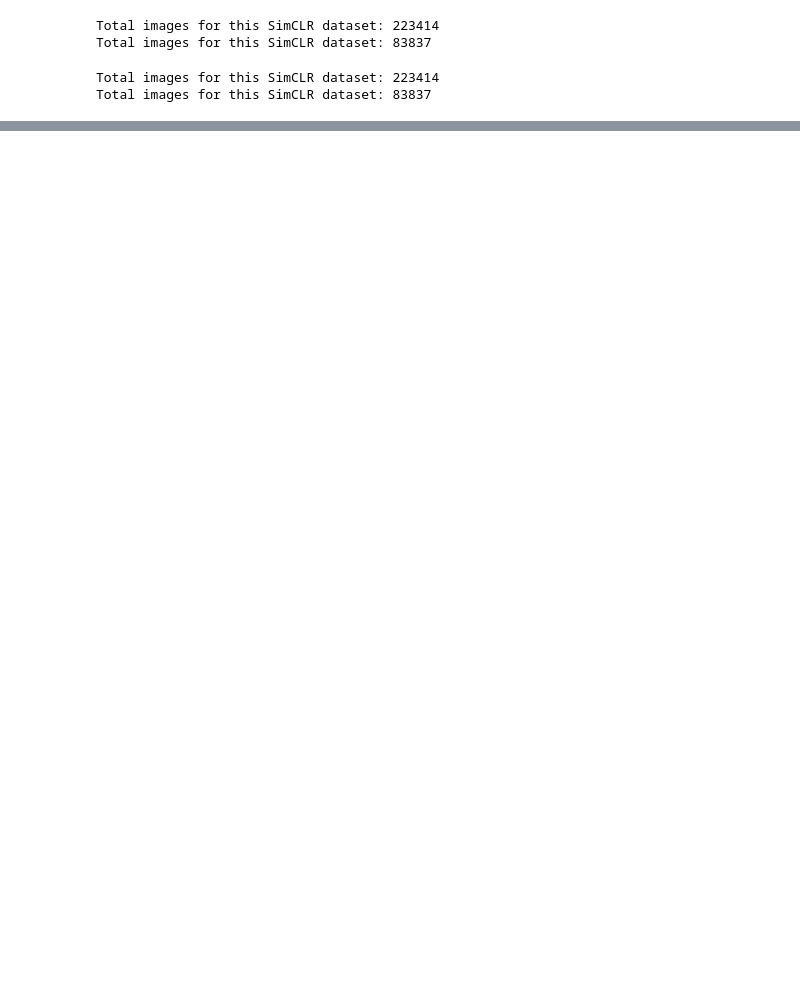
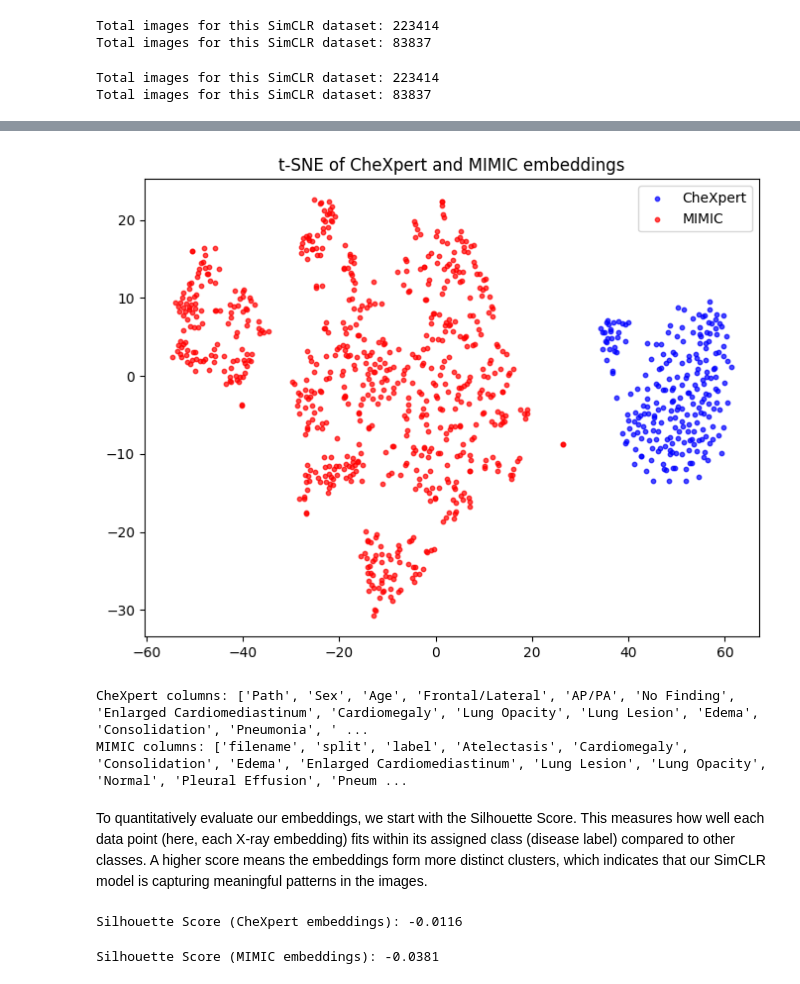
Before and after one commit to ccorbett0116/Fall2025ResearchProject, a Jupyter notebook: Research_Project.ipynb, the cells around one changed output, grey strips where cells are left out. Cells and saved outputs as stored; diff of their text form; code cells hidden in the pictures; blank space fills up the shorter version.

Commit message:
adding some evaluation metrics

```diff
--- a/Research_Project.ipynb
+++ b/Research_Project.ipynb
@@ -534,0 +503,7 @@ LOCAL_RANK: 0 - CUDA_VISIBLE_DEVICES: [0]
+# %%
+# Load trained SimCLR models
+simclr_chexpert = SimCLR.load_from_checkpoint("./checkpoints/simclr_chexpert/last.ckpt")
+simclr_mimic = SimCLR.load_from_checkpoint("./checkpoints/simclr_mimic/last.ckpt")
+
+simclr_chexpert.eval().cuda()
+simclr_mimic.eval().cuda()
@@ -534,0 +609,30 @@ LOCAL_RANK: 0 - CUDA_VISIBLE_DEVICES: [0]
+# %%
+from sklearn.manifold import TSNE
+import matplotlib.pyplot as plt
+import numpy as np
+
+# Combine embeddings
+all_emb = torch.cat([emb_chexpert, emb_mimic], dim=0).cpu().numpy()
+
+# Create labels for coloring: 0 = CheXpert, 1 = MIMIC
+labels = np.array([0]*emb_chexpert.shape[0] + [1]*emb_mimic.shape[0])
+
+# Run t-SNE
+tsne = TSNE(n_components=2, random_state=42)
+emb_2d = tsne.fit_transform(all_emb)
+
+# Plot
+plt.figure(figsize=(8, 6))
+plt.scatter(emb_2d[labels==0, 0], emb_2d[labels==0, 1], s=10, alpha=0.7, label="CheXpert", color="blue")
+plt.scatter(emb_2d[labels==1, 0], emb_2d[labels==1, 1], s=10, alpha=0.7, label="MIMIC", color="red")
+plt.title("t-SNE of CheXpert and MIMIC embeddings")
+plt.legend()
+plt.show()
+# %% [output]
+[figure, added]
+# %%
+print("CheXpert columns:", df_valid_chexpert.columns)
+print("MIMIC columns:", df_valid_mimic.columns)
+# %% [output]
+CheXpert columns: ['Path', 'Sex', 'Age', 'Frontal/Lateral', 'AP/PA', 'No Finding', 'Enlarged Cardiomediastinum', 'Cardiomegaly', 'Lung Opacity', 'Lung Lesion', 'Edema', 'Consolidation', 'Pneumonia', ' ...
+MIMIC columns: ['filename', 'split', 'label', 'Atelectasis', 'Cardiomegaly', 'Consolidation', 'Edema', 'Enlarged Cardiomediastinum', 'Lung Lesion', 'Lung Opacity', 'Normal', 'Pleural Effusion', 'Pneum ...
@@ -534,0 +656,28 @@ LOCAL_RANK: 0 - CUDA_VISIBLE_DEVICES: [0]
+# %% [markdown]
+To quantitatively evaluate our embeddings, we start with the Silhouette Score. This measures how well each data point (here, each X-ray embedding) fits within its assigned class (disease label) compared to other classes. A higher score means the embeddings form more distinct clusters, which indicates that our SimCLR model is capturing meaningful patterns in the images.
+# %%
+from sklearn.metrics import silhouette_score
+import numpy as np
+
+# Only consider the disease labels as clusters (ignore 'No Finding' if desired)
+# Convert multi-label to single-label by taking argmax for simplicity
+chexpert_val_single_label = np.argmax(chexpert_val_labels, axis=1)
+
+# Compute silhouette score
+sil_score_chexpert = silhouette_score(emb_chexpert.numpy(), chexpert_val_single_label)
+print(f"Silhouette Score (CheXpert embeddings): {sil_score_chexpert:.4f}")
+# %% [output]
+Silhouette Score (CheXpert embeddings): -0.0116
+# %%
+from sklearn.metrics import silhouette_score
+import numpy as np
+
+# Only consider the disease labels as clusters (ignore 'No Finding' if desired)
+# Convert multi-label to single-label by taking argmax for simplicity
+MIMIC_val_single_label = np.argmax(mimic_val_labels, axis=1)
+
+# Compute silhouette score
+sil_score_MIMIC = silhouette_score(emb_mimic.numpy(), MIMIC_val_single_label)
+print(f"Silhouette Score (MIMIC embeddings): {sil_score_MIMIC:.4f}")
+# %% [output]
+Silhouette Score (MIMIC embeddings): -0.0381
```
Also changed, not shown: parts of 14 cells of this notebook.
